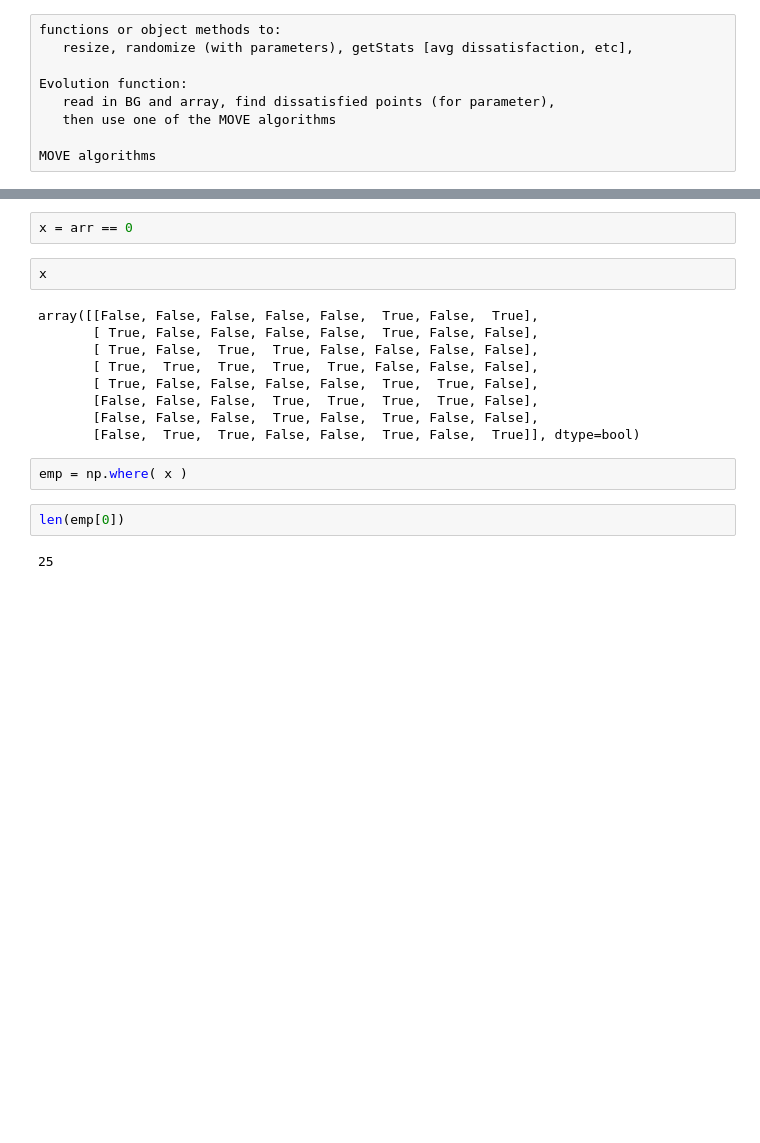
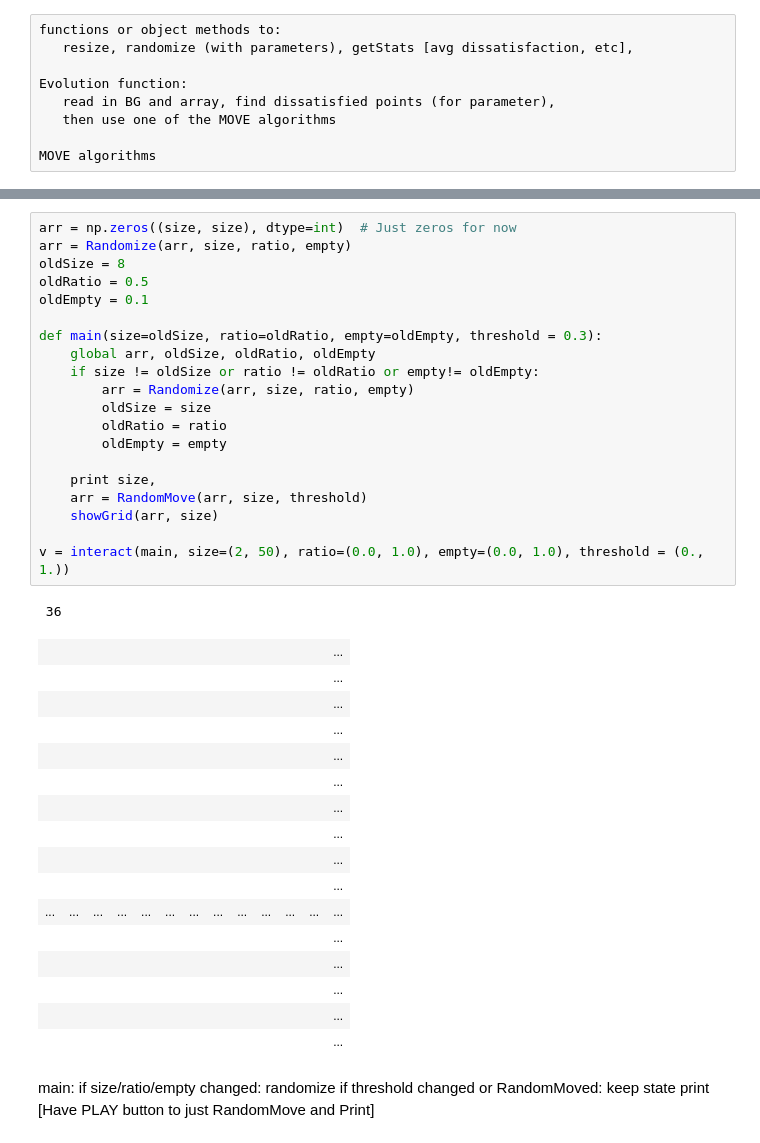
Before and after one commit to jking06/PHYS202-S14, a Jupyter notebook: Schelling/SchellingModel.ipynb, the cells around one changed output, grey strips where cells are left out. Cells and saved outputs as stored; diff of their text form; blank space fills up the shorter version.

```diff
--- a/Schelling/SchellingModel.ipynb
+++ b/Schelling/SchellingModel.ipynb
@@ -132,19 +74,44 @@ print arr
-# %%
-x = arr == 0
-# %%
-x
-# %% [output]
-array([[False, False, False, False, False,  True, False,  True],
-       [ True, False, False, False, False,  True, False, False],
-       [ True, False,  True,  True, False, False, False, False],
-       [ True,  True,  True,  True,  True, False, False, False],
-       [ True, False, False, False, False,  True,  True, False],
-       [False, False, False,  True,  True,  True,  True, False],
-       [False, False, False,  True, False,  True, False, False],
-       [False,  True,  True, False, False,  True, False,  True]], dtype=bool)
-# %%
-emp = np.where( x )
-# %%
-len(emp[0])
-# %% [output]
-25
+# %%
+arr = np.zeros((size, size), dtype=int)  # Just zeros for now
+arr = Randomize(arr, size, ratio, empty)
+oldSize = 8
+oldRatio = 0.5
+oldEmpty = 0.1
+
+def main(size=oldSize, ratio=oldRatio, empty=oldEmpty, threshold = 0.3):
+    global arr, oldSize, oldRatio, oldEmpty
+    if size != oldSize or ratio != oldRatio or empty!= oldEmpty:
+        arr = Randomize(arr, size, ratio, empty)
+        oldSize = size
+        oldRatio = ratio
+        oldEmpty = empty
+
+    print size,
+    arr = RandomMove(arr, size, threshold)
+    showGrid(arr, size)
+
+v = interact(main, size=(2, 50), ratio=(0.0, 1.0), empty=(0.0, 1.0), threshold = (0., 1.))
+# %% [output]
+ 36
+|  |  |  |  |  |  |  |  |  |  |  |  | ... |
+|  |  |  |  |  |  |  |  |  |  |  |  | ... |
+|  |  |  |  |  |  |  |  |  |  |  |  | ... |
+|  |  |  |  |  |  |  |  |  |  |  |  | ... |
+|  |  |  |  |  |  |  |  |  |  |  |  | ... |
+|  |  |  |  |  |  |  |  |  |  |  |  | ... |
+|  |  |  |  |  |  |  |  |  |  |  |  | ... |
+|  |  |  |  |  |  |  |  |  |  |  |  | ... |
+|  |  |  |  |  |  |  |  |  |  |  |  | ... |
+|  |  |  |  |  |  |  |  |  |  |  |  | ... |
+| ... | ... | ... | ... | ... | ... | ... | ... | ... | ... | ... | ... | ... |
+|  |  |  |  |  |  |  |  |  |  |  |  | ... |
+|  |  |  |  |  |  |  |  |  |  |  |  | ... |
+|  |  |  |  |  |  |  |  |  |  |  |  | ... |
+|  |  |  |  |  |  |  |  |  |  |  |  | ... |
+|  |  |  |  |  |  |  |  |  |  |  |  | ... |
+# %% [markdown]
+main:
+    if size/ratio/empty changed: randomize
+    if threshold changed or RandomMoved: keep state
+    print
+    [Have PLAY button to just RandomMove and Print]
```
Also changed, not shown: parts of 5 cells of this notebook.
